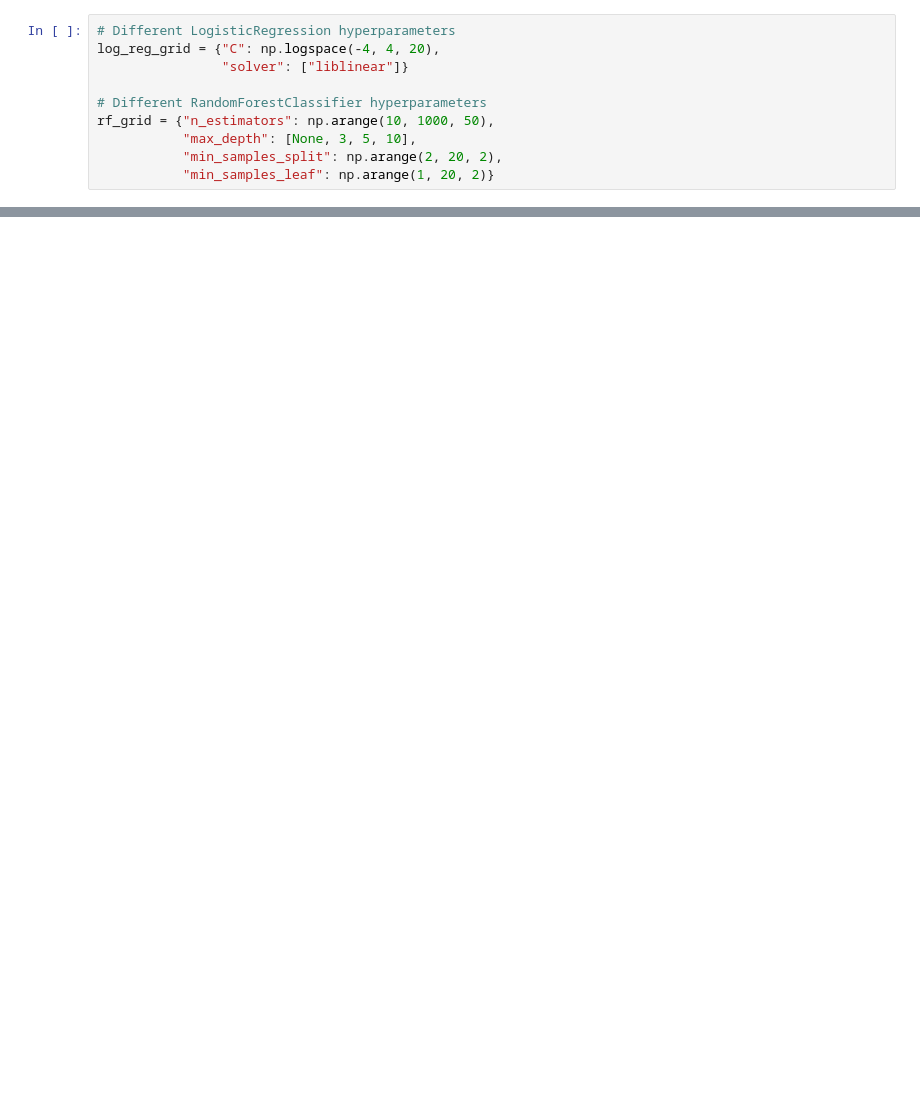
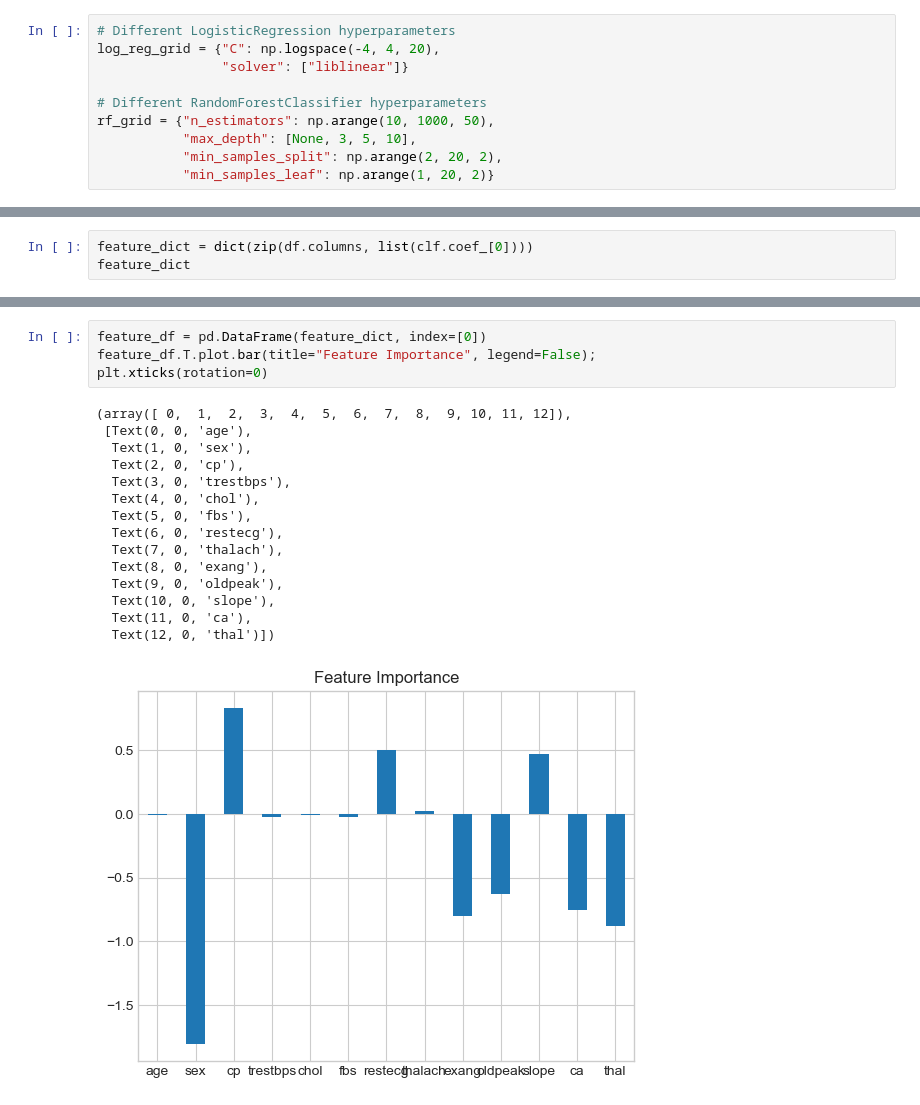
Before and after one commit to msnkr/heart_disease, a Jupyter notebook: heart-disease-classification.ipynb, the cells around one changed output, grey strips where cells are left out. Drawn from its saved outputs; the diff is of its cells as text; blank space fills up the shorter version.

```diff
--- a/heart-disease-classification.ipynb
+++ b/heart-disease-classification.ipynb
@@ -271,0 +354,3 @@ rf_grid = {"n_estimators": np.arange(10, 1000, 50),
+# %%
+feature_dict = dict(zip(df.columns, list(clf.coef_[0])))
+feature_dict
@@ -271,0 +371,20 @@ rf_grid = {"n_estimators": np.arange(10, 1000, 50),
+# %%
+feature_df = pd.DataFrame(feature_dict, index=[0])
+feature_df.T.plot.bar(title="Feature Importance", legend=False);
+plt.xticks(rotation=0)
+# %% [output]
+(array([ 0,  1,  2,  3,  4,  5,  6,  7,  8,  9, 10, 11, 12]),
+ [Text(0, 0, 'age'),
+  Text(1, 0, 'sex'),
+  Text(2, 0, 'cp'),
+  Text(3, 0, 'trestbps'),
+  Text(4, 0, 'chol'),
+  Text(5, 0, 'fbs'),
+  Text(6, 0, 'restecg'),
+  Text(7, 0, 'thalach'),
+  Text(8, 0, 'exang'),
+  Text(9, 0, 'oldpeak'),
+  Text(10, 0, 'slope'),
+  Text(11, 0, 'ca'),
+  Text(12, 0, 'thal')])
+[figure, added]
```
Also changed, not shown: parts of 18 cells of this notebook.
